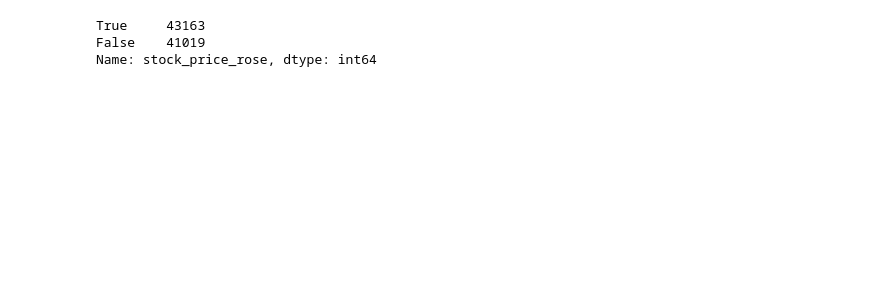
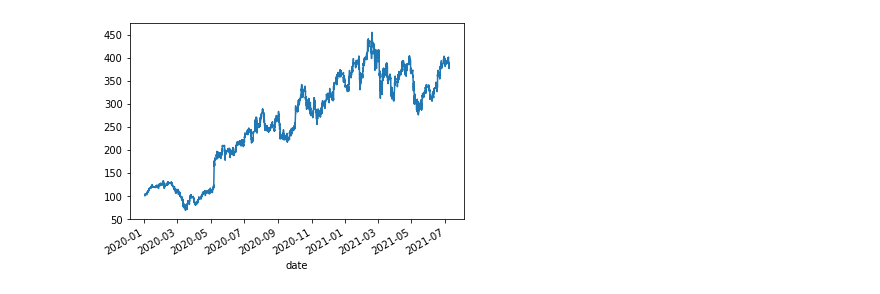
Before and after one commit to sinanuozdemir/feature_engineering_bookcamp, a Jupyter notebook: notebooks/Chapter_07.ipynb, the cells around one changed output. Cells and saved outputs as stored; diff of their text form; code cells hidden in the pictures; blank space fills up the shorter version.

```diff
--- a/notebooks/Chapter_07.ipynb
+++ b/notebooks/Chapter_07.ipynb
@@ -137,0 +1,9 @@ price_df.dropna(inplace=True)
+# %%
+import pandas as pd
+from random import seed
+
+seed(42)
+
+price_df = pd.read_csv(f"../data/twlo_prices.csv")
+
+price_df.head()
@@ -142,8 +37,0 @@ price_df.shape
-# %%
-price_df['stock_price_rose'] = price_df['pct_change_eod']  > 0
-
-price_df['stock_price_rose'].value_counts()
-# %% [output]
-True     43163
-False    41019
-Name: stock_price_rose, dtype: int64
@@ -149,0 +40,8 @@ Name: stock_price_rose, dtype: int64
+# %%
+price_df['close'].plot()
+
+name = 'twlo_close'
+plt.savefig(f'{name}.svg', dpi=500)
+plt.savefig(f'{name}.png', dpi=500)
+# %% [output]
+[figure, added]
```
Also changed, not shown: parts of 101 cells of this notebook, 3 other files.
